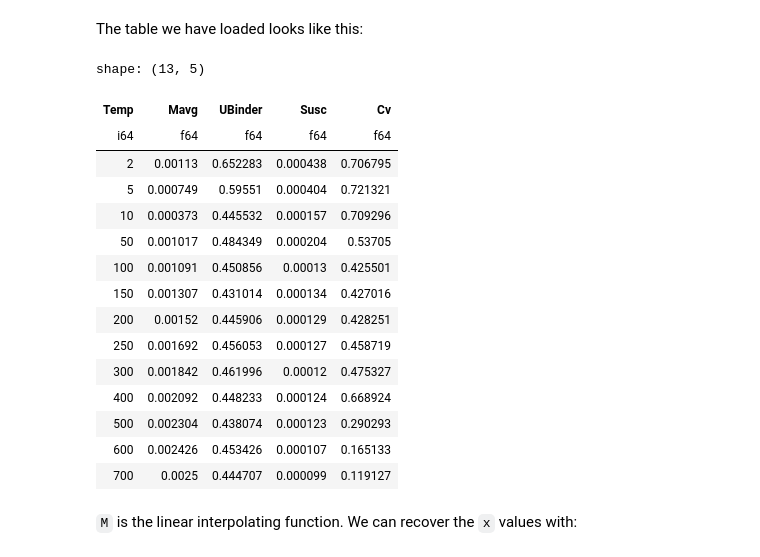
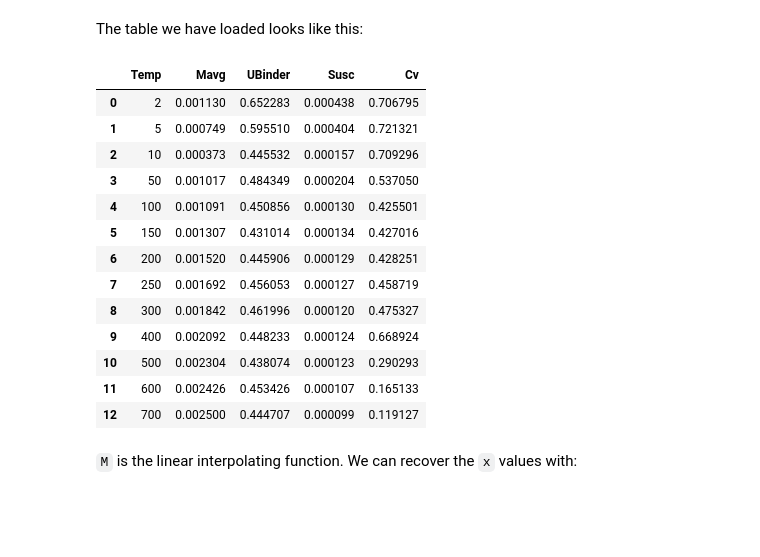
Before and after one commit to MaMMoS-project/mammos-spindynamics, a Jupyter notebook: examples/magnetization.ipynb, the cells around one changed output. Drawn from its saved outputs; the diff is of its cells as text; code cells hidden in the pictures; blank space fills up the shorter version.

Commit message:
docs(tables): Update example notebook

```diff
--- a/examples/magnetization.ipynb
+++ b/examples/magnetization.ipynb
@@ -39,29 +33,25 @@ scipy.interpolate._interpolate.interp1d
 # %% [markdown]
 The table we have loaded looks like this:
 # %%
-import polars as pl
+import pandas as pd
 
-pl.Config.set_tbl_rows(-1)
-
-df = pl.read_csv("../src/mammos_spindynamics/db/0001.csv")
+df = pd.read_csv("../src/mammos_spindynamics/db/data/0001.csv")
 df
 # %% [output]
-shape: (13, 5)
-| Temp | Mavg | UBinder | Susc | Cv |
-| i64 | f64 | f64 | f64 | f64 |
-| 2 | 0.00113 | 0.652283 | 0.000438 | 0.706795 |
-| 5 | 0.000749 | 0.59551 | 0.000404 | 0.721321 |
-| 10 | 0.000373 | 0.445532 | 0.000157 | 0.709296 |
-| 50 | 0.001017 | 0.484349 | 0.000204 | 0.53705 |
-| 100 | 0.001091 | 0.450856 | 0.00013 | 0.425501 |
-| 150 | 0.001307 | 0.431014 | 0.000134 | 0.427016 |
-| 200 | 0.00152 | 0.445906 | 0.000129 | 0.428251 |
-| 250 | 0.001692 | 0.456053 | 0.000127 | 0.458719 |
-| 300 | 0.001842 | 0.461996 | 0.00012 | 0.475327 |
-| 400 | 0.002092 | 0.448233 | 0.000124 | 0.668924 |
-| 500 | 0.002304 | 0.438074 | 0.000123 | 0.290293 |
-| 600 | 0.002426 | 0.453426 | 0.000107 | 0.165133 |
-| 700 | 0.0025 | 0.444707 | 0.000099 | 0.119127 |
+|  | Temp | Mavg | UBinder | Susc | Cv |
+| 0 | 2 | 0.001130 | 0.652283 | 0.000438 | 0.706795 |
+| 1 | 5 | 0.000749 | 0.595510 | 0.000404 | 0.721321 |
+| 2 | 10 | 0.000373 | 0.445532 | 0.000157 | 0.709296 |
+| 3 | 50 | 0.001017 | 0.484349 | 0.000204 | 0.537050 |
+| 4 | 100 | 0.001091 | 0.450856 | 0.000130 | 0.425501 |
+| 5 | 150 | 0.001307 | 0.431014 | 0.000134 | 0.427016 |
+| 6 | 200 | 0.001520 | 0.445906 | 0.000129 | 0.428251 |
+| 7 | 250 | 0.001692 | 0.456053 | 0.000127 | 0.458719 |
+| 8 | 300 | 0.001842 | 0.461996 | 0.000120 | 0.475327 |
+| 9 | 400 | 0.002092 | 0.448233 | 0.000124 | 0.668924 |
+| 10 | 500 | 0.002304 | 0.438074 | 0.000123 | 0.290293 |
+| 11 | 600 | 0.002426 | 0.453426 | 0.000107 | 0.165133 |
+| 12 | 700 | 0.002500 | 0.444707 | 0.000099 | 0.119127 |
 # %% [markdown]
 `M` is the linear interpolating function. We can recover the `x` values with:
 # %%
```
Also changed, not shown: parts of 6 cells of this notebook.
